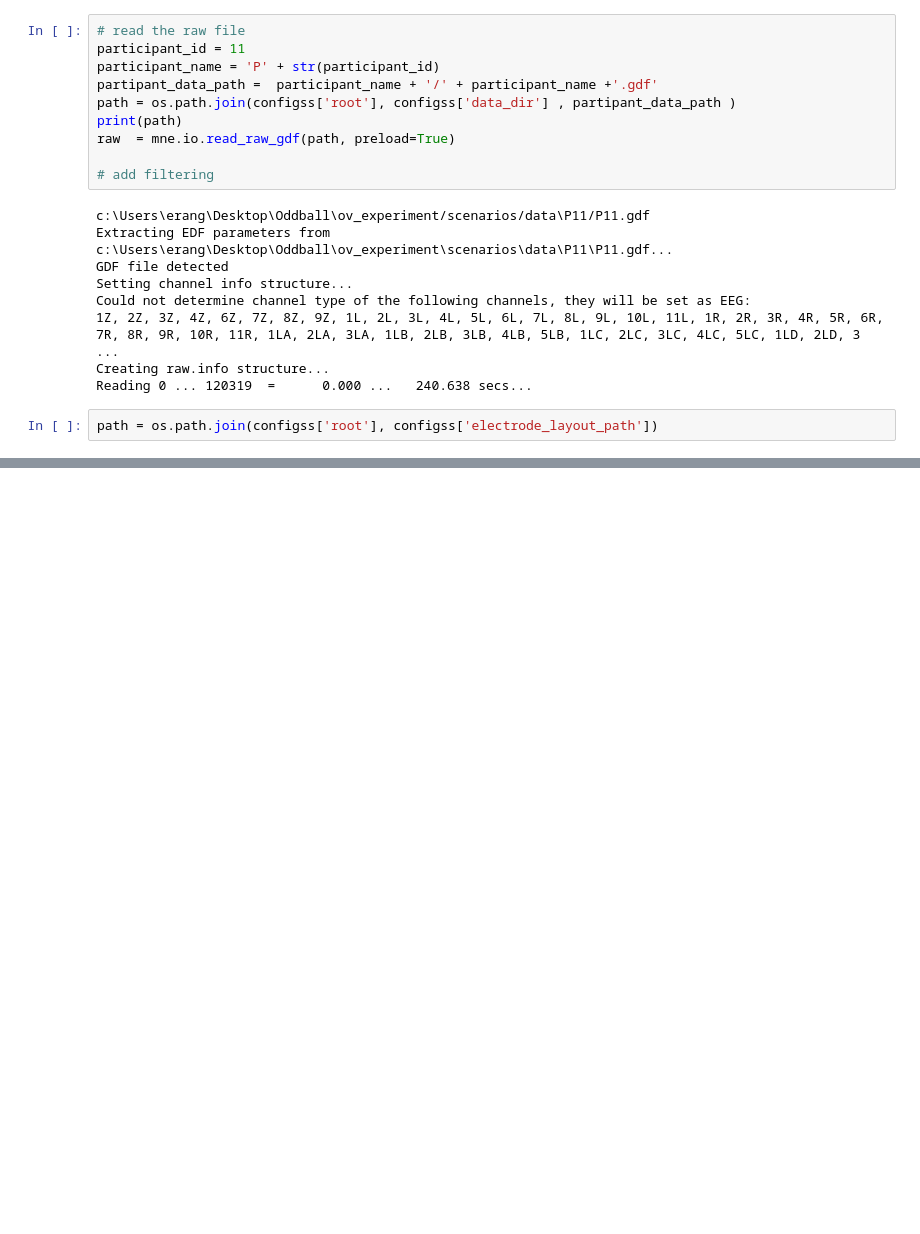
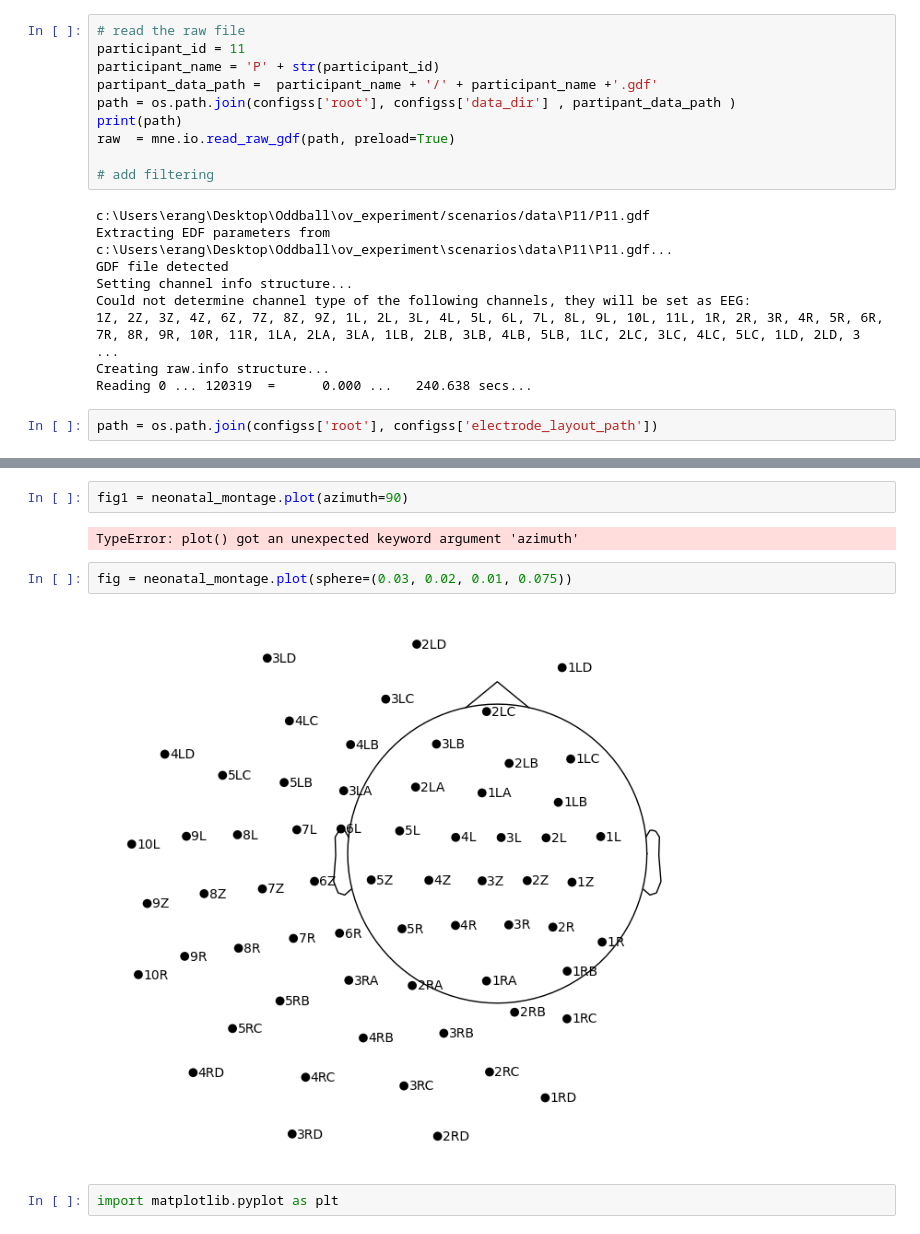
Before and after one commit to ovi-lab/EEG-oddball-task, a Jupyter notebook: src/sandbox.ipynb, the cells around one changed output, grey strips where cells are left out. Saved outputs shown, nothing was run; the diff lists cells and outputs as text; blank space fills up the shorter version.

```diff
--- a/src/sandbox.ipynb
+++ b/src/sandbox.ipynb
@@ -36,0 +35,10 @@ ValueError: could not convert string to float: '1Z'
+# %%
+fig1 = neonatal_montage.plot(azimuth=90)
+# %% [output]
+TypeError: plot() got an unexpected keyword argument 'azimuth'
+# %%
+fig = neonatal_montage.plot(sphere=(0.03, 0.02, 0.01, 0.075))
+# %% [output]
+[figure, added]
+# %%
+import matplotlib.pyplot as plt
```
Also changed, not shown: parts of 2 cells of this notebook, 1 other file.
